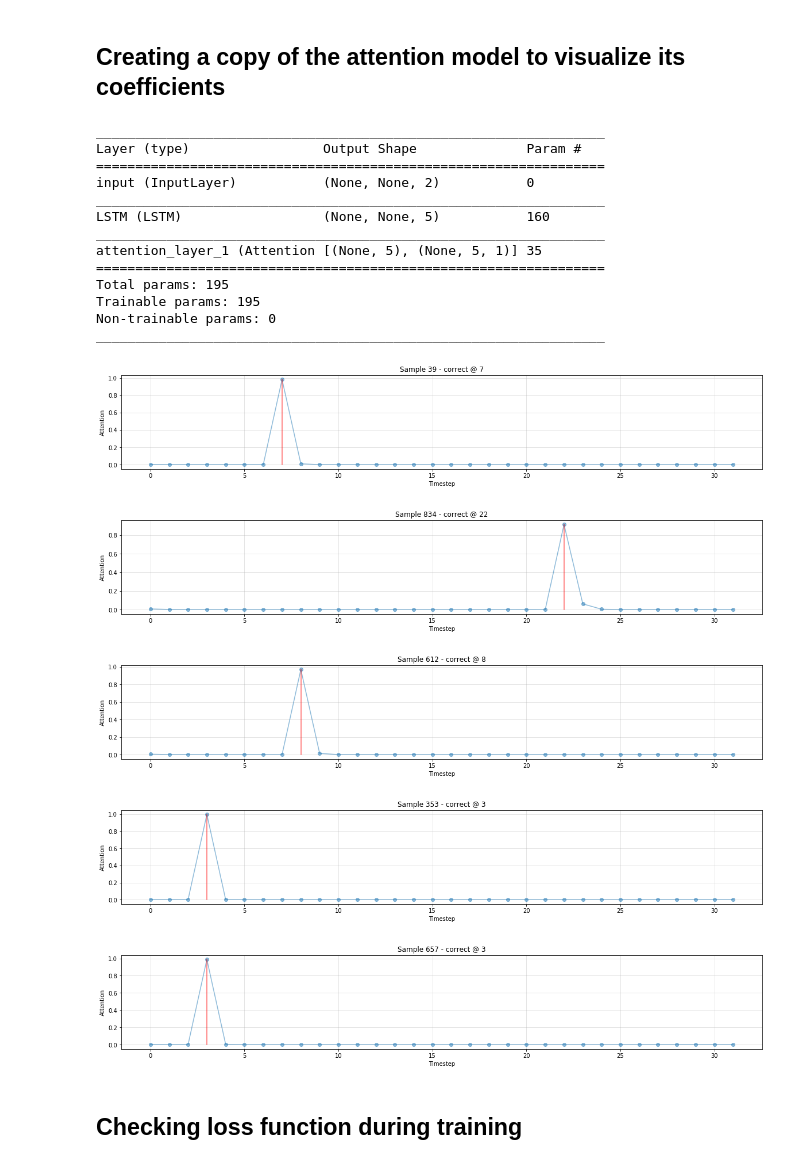
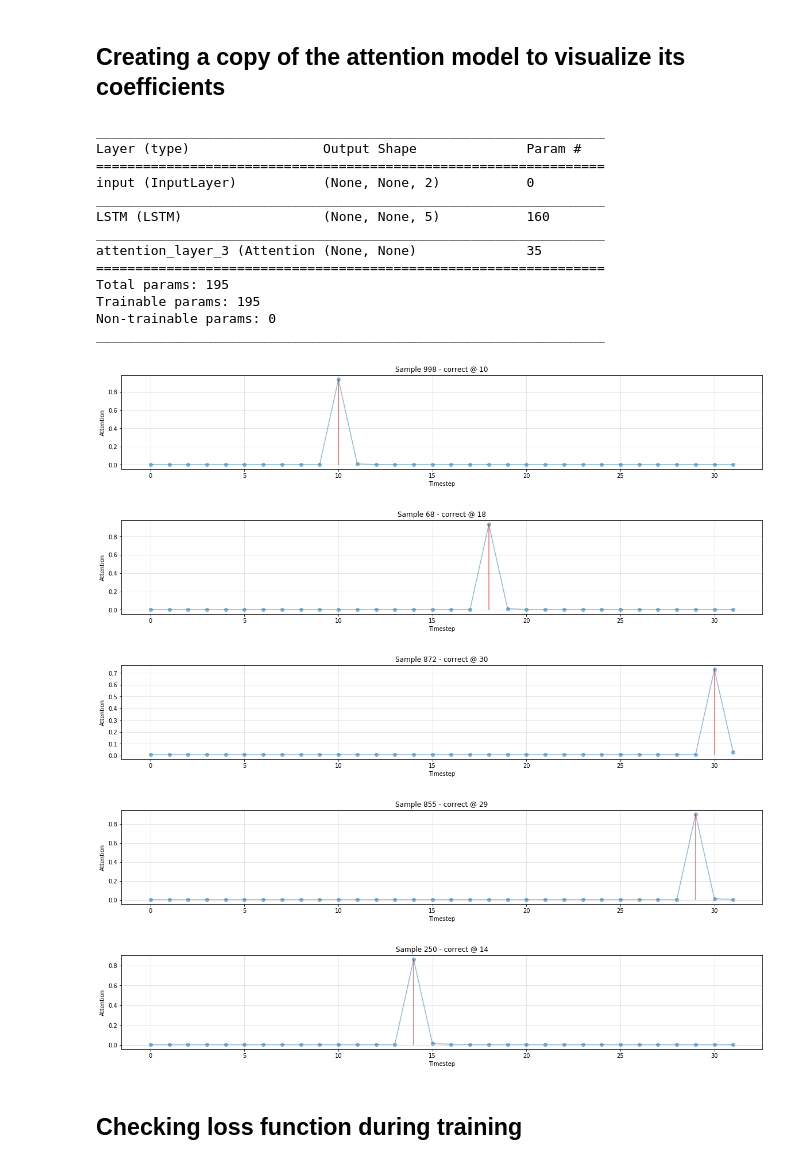
Before and after one commit to lzfelix/keras_attention, a Jupyter notebook: example.ipynb, the cells around one changed output. Drawn from its saved outputs; the diff is of its cells as text; code cells hidden in the pictures.

```diff
--- a/example.ipynb
+++ b/example.ipynb
@@ -56,7 +58,7 @@ def build_model_without_attention():
 def build_model_with_attention():
     sequence_in = layers.Input(shape=(None, 2), name='input')
     encoder     = layers.LSTM(5, return_sequences=True, name='LSTM')(sequence_in)
-    attention   = AttentionLayer(name='attention')(encoder)
+    attention   = AttentionLayer(name='attention', return_coefficients=False)(encoder)
     output      = layers.Dense(1, activation='linear', name='output')(attention)
 
     model = models.Model(inputs=[sequence_in], outputs=[output])
@@ -123,29 +125,29 @@ Epoch 10/10
 # %%
 N_DRAWS = 5
 
-attention_viz_model = utils.build_copy_model(attention_model)
+attention_viz_model = utils.build_copy_model(attention_model, has_masking=False)
 
 for index in np.random.choice(range(DATA_SIZE), N_DRAWS, replace=False):
     utils.plot_attention(attention_viz_model, index, d);
 # %% [output]
 _________________________________________________________________
 Layer (type)                 Output Shape              Param #
 =================================================================
 input (InputLayer)           (None, None, 2)           0
 _________________________________________________________________
 LSTM (LSTM)                  (None, None, 5)           160
 _________________________________________________________________
-attention_layer_1 (Attention [(None, 5), (None, 5, 1)] 35
+attention_layer_3 (Attention (None, None)              35
 =================================================================
 Total params: 195
 Trainable params: 195
 Non-trainable params: 0
 _________________________________________________________________
-[figure, old version]
+[figure, new version]
-[figure, old version]
+[figure, new version]
-[figure, old version]
+[figure, new version]
-[figure, old version]
+[figure, new version]
-[figure, old version]
+[figure, new version]
 # %% [markdown]
 ## Checking loss function during training
 # %%
```
Also changed, not shown: parts of 8 cells of this notebook, 2 other files.
